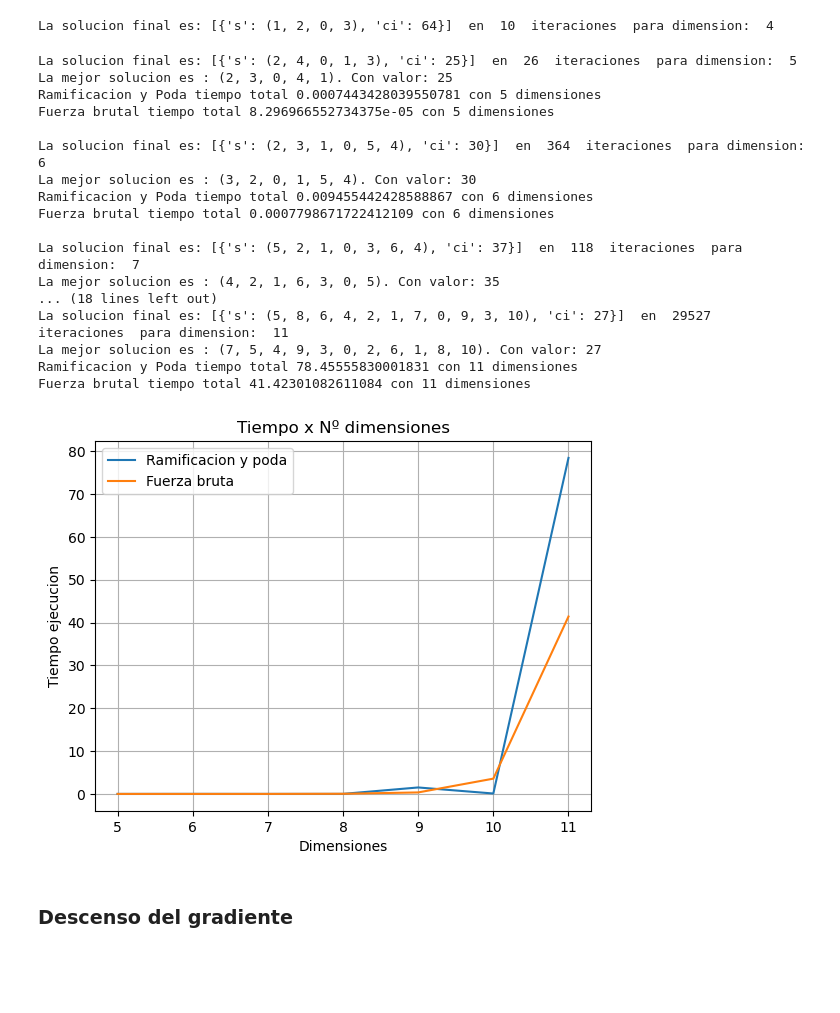
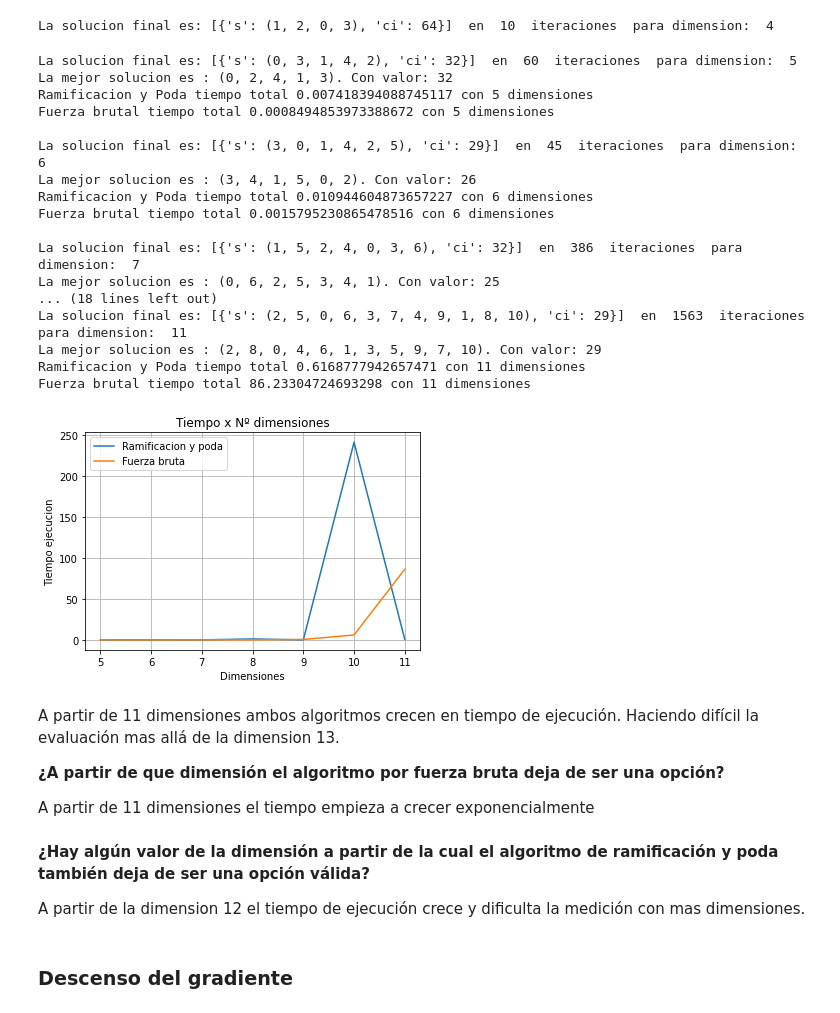
Before and after one commit to fjaviergallucci/mia-ao-ag2, a Jupyter notebook: Francisco_Gallucci_AG2.ipynb, the cells around one changed output. Cells and saved outputs as stored; diff of their text form; code cells hidden in the pictures; blank space fills up the shorter version.

```diff
--- a/Francisco_Gallucci_AG2.ipynb
+++ b/Francisco_Gallucci_AG2.ipynb
@@ -229,6 +229,8 @@ ramificacion_y_poda(_COSTES)
 # %% [output]
 La solucion final es: [{'s': (1, 2, 0, 3), 'ci': 64}]  en  10  iteraciones  para dimension:  4
 # %%
+# Generar matrices con valores aleatorios de mayores dimensiones (5,6,7,…) y ejecutar ambos algoritmos.
+
 from time import time
 import random
 import matplotlib.pyplot as plt
@@ -255,52 +257,70 @@ dimension = []
 tiempo_fuerza_bruta = []
 tiempo_ramificaion_poda = []
 
-for i in range(5, 12):
+# Modificar este valor para el minimo y maximo de dimensiones
+MIN_DIMENSIONS = 5
+MAX_DIMENSIONS = 12
+
+for i in range(MIN_DIMENSIONS, MAX_DIMENSIONS):
     _COSTES = generate_costs(i)
     # display(_COSTES)
     dimension.append(i)
 
     start_time_r_p = time()
     ramificacion_y_poda(_COSTES)
     end_time_r_p = time()
     tiempo_ramificaion_poda.append(end_time_r_p - start_time_r_p)
 
     start_time_f_b = time()
     fuerza_bruta(_COSTES)
     end_time_f_b = time()
     tiempo_fuerza_bruta.append(end_time_f_b - start_time_f_b)
 
     print(f'Ramificacion y Poda tiempo total {end_time_r_p - start_time_r_p} con {i} dimensiones')
     print(f'Fuerza brutal tiempo total {end_time_f_b - start_time_f_b} con {i} dimensiones\n')
 
 
 plt.plot(dimension, tiempo_ramificaion_poda, label="Ramificacion y poda")
 plt.plot(dimension, tiempo_fuerza_bruta, label="Fuerza bruta")
 plt.xlabel("Dimensiones")  # add X-axis label
 plt.ylabel("Tiempo ejecucion")  # add Y-axis label
 plt.title("Tiempo x Nº dimensiones")  # add title
 plt.grid()
 plt.legend()
 plt.show()
 # %% [output]
-La solucion final es: [{'s': (2, 4, 0, 1, 3), 'ci': 25}]  en  26  iteraciones  para dimension:  5
-La mejor solucion es : (2, 3, 0, 4, 1). Con valor: 25
-Ramificacion y Poda tiempo total 0.0007443428039550781 con 5 dimensiones
-Fuerza brutal tiempo total 8.296966552734375e-05 con 5 dimensiones
+La solucion final es: [{'s': (0, 3, 1, 4, 2), 'ci': 32}]  en  60  iteraciones  para dimension:  5
+La mejor solucion es : (0, 2, 4, 1, 3). Con valor: 32
+Ramificacion y Poda tiempo total 0.007418394088745117 con 5 dimensiones
+Fuerza brutal tiempo total 0.0008494853973388672 con 5 dimensiones
 
-La solucion final es: [{'s': (2, 3, 1, 0, 5, 4), 'ci': 30}]  en  364  iteraciones  para dimension:  6
-La mejor solucion es : (3, 2, 0, 1, 5, 4). Con valor: 30
-Ramificacion y Poda tiempo total 0.009455442428588867 con 6 dimensiones
-Fuerza brutal tiempo total 0.0007798671722412109 con 6 dimensiones
+La solucion final es: [{'s': (3, 0, 1, 4, 2, 5), 'ci': 29}]  en  45  iteraciones  para dimension:  6
+La mejor solucion es : (3, 4, 1, 5, 0, 2). Con valor: 26
+Ramificacion y Poda tiempo total 0.010944604873657227 con 6 dimensiones
+Fuerza brutal tiempo total 0.0015795230865478516 con 6 dimensiones
 
-La solucion final es: [{'s': (5, 2, 1, 0, 3, 6, 4), 'ci': 37}]  en  118  iteraciones  para dimension:  7
-La mejor solucion es : (4, 2, 1, 6, 3, 0, 5). Con valor: 35
+La solucion final es: [{'s': (1, 5, 2, 4, 0, 3, 6), 'ci': 32}]  en  386  iteraciones  para dimension:  7
+La mejor solucion es : (0, 6, 2, 5, 3, 4, 1). Con valor: 25
 ... (18 lines left out)
-La solucion final es: [{'s': (5, 8, 6, 4, 2, 1, 7, 0, 9, 3, 10), 'ci': 27}]  en  29527  iteraciones  para dimension:  11
-La mejor solucion es : (7, 5, 4, 9, 3, 0, 2, 6, 1, 8, 10). Con valor: 27
-Ramificacion y Poda tiempo total 78.45555830001831 con 11 dimensiones
-Fuerza brutal tiempo total 41.42301082611084 con 11 dimensiones
+La solucion final es: [{'s': (2, 5, 0, 6, 3, 7, 4, 9, 1, 8, 10), 'ci': 29}]  en  1563  iteraciones  para dimension:  11
+La mejor solucion es : (2, 8, 0, 4, 6, 1, 3, 5, 9, 7, 10). Con valor: 29
+Ramificacion y Poda tiempo total 0.6168777942657471 con 11 dimensiones
+Fuerza brutal tiempo total 86.23304724693298 con 11 dimensiones
-[figure, old version]
+[figure, new version]
+# %% [markdown]
+A partir de 11 dimensiones ambos algoritmos crecen en tiempo de ejecución. Haciendo difícil la evaluación mas allá de la dimension 13.
+
+**¿A partir de que dimensión el algoritmo por fuerza bruta
+deja de ser una opción?**
+
+A partir de 11 dimensiones el tiempo empieza a crecer exponencialmente
+<br>
+<br>
+**¿Hay algún valor de la dimensión a partir de la cual el
+algoritmo de ramificación y poda también deja de ser una
+opción válida?**
+
+A partir de la dimension 12 el tiempo de ejecución crece y dificulta la medición con mas dimensiones.
 # %% [markdown]
 ### Descenso del gradiente
 # %%
```
Also changed, not shown: parts of 7 cells of this notebook.
